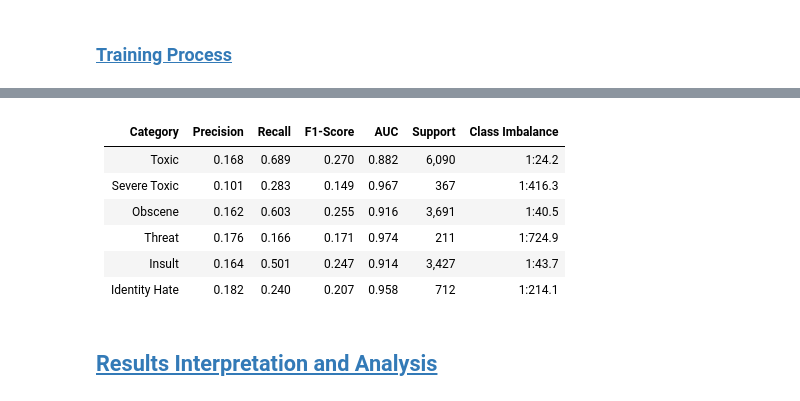
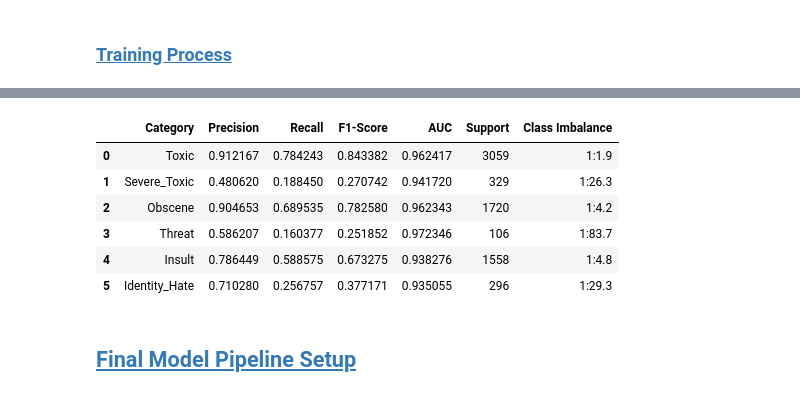
Before and after one commit to Lucchh/Multilingual-Toxic-Comment-Classification, a Jupyter notebook: milestone4.ipynb, the cells around one changed output, grey strips where cells are left out. Saved outputs shown, nothing was run; the diff lists cells and outputs as text; code cells hidden in the pictures.

```diff
--- a/milestone4.ipynb
+++ b/milestone4.ipynb
@@ -312,16 +398,0 @@ F1 Score: 0.302
-# %%
-test_df['cleaned_text'] = test_df['comment_text'].apply(clean_text)
-X_test = vectorizer.transform(test_df['cleaned_text'])
-
-y_test = test_labels[labels]
-y_test_pred = clf.predict(X_test)
-y_test_probs = clf.predict_proba(X_test)
-
-for i, label in enumerate(labels):
-    print(f"\n {label.upper()} (Test Set) ")
-    report = classification_report(y_test[label], y_test_pred[:, i], digits=3, output_dict=True)
-    print(classification_report(y_test[label], y_test_pred[:, i], digits=3))
-    auc = roc_auc_score(y_test[label], y_test_probs[:, i])
-    f1_score_test = report['1']['f1-score']
-    print(f"AUC: {auc:.3f}")
-    print(f"F1 Score: {f1_score_test:.3f}")
@@ -346,11 +399,31 @@ F1 Score: 0.207
-# %% [markdown]
-| Category      | Precision | Recall | F1-Score | AUC   | Support | Class Imbalance |
-|--------------|-----------|--------|----------|-------|---------|-----------------|
-| Toxic        | 0.168     | 0.689  | 0.270    | 0.882 | 6,090   | 1:24.2         |
-| Severe Toxic | 0.101     | 0.283  | 0.149    | 0.967 | 367     | 1:416.3        |
-| Obscene      | 0.162     | 0.603  | 0.255    | 0.916 | 3,691   | 1:40.5         |
-| Threat       | 0.176     | 0.166  | 0.171    | 0.974 | 211     | 1:724.9        |
-| Insult       | 0.164     | 0.501  | 0.247    | 0.914 | 3,427   | 1:43.7         |
-| Identity Hate| 0.182     | 0.240  | 0.207    | 0.958 | 712     | 1:214.1        |
+# %%
+rows = []
+for i, label in enumerate(labels):
+    y_true = y_val[label].astype(int)
+    y_pred_i = y_val_pred[:, i]
+    y_prob_i = y_val_probs[:, i]
+
+    precision = precision_score(y_true, y_pred_i)
+    recall = recall_score(y_true, y_pred_i)
+    f1 = f1_score(y_true, y_pred_i)
+    auc = roc_auc_score(y_true, y_prob_i)
+    support = y_true.sum()
+    neg = (1 - y_true).sum()
+    imbalance_ratio = f"1:{(neg / support):.1f}" if support > 0 else "N/A"
+
+    rows.append([label.title(), precision, recall, f1, auc, int(support), imbalance_ratio])
+metrics_df = pd.DataFrame(rows, columns=[
+    "Category", "Precision", "Recall", "F1-Score", "AUC", "Support", "Class Imbalance"
+])
+import IPython.display as display
+display.display(metrics_df)
+# %% [output]
+|  | Category | Precision | Recall | F1-Score | AUC | Support | Class Imbalance |
+| 0 | Toxic | 0.912167 | 0.784243 | 0.843382 | 0.962417 | 3059 | 1:1.9 |
+| 1 | Severe_Toxic | 0.480620 | 0.188450 | 0.270742 | 0.941720 | 329 | 1:26.3 |
+| 2 | Obscene | 0.904653 | 0.689535 | 0.782580 | 0.962343 | 1720 | 1:4.2 |
+| 3 | Threat | 0.586207 | 0.160377 | 0.251852 | 0.972346 | 106 | 1:83.7 |
+| 4 | Insult | 0.786449 | 0.588575 | 0.673275 | 0.938276 | 1558 | 1:4.8 |
+| 5 | Identity_Hate | 0.710280 | 0.256757 | 0.377171 | 0.935055 | 296 | 1:29.3 |
 # %% [markdown]
-## <a id='toc1_4_'></a>[Results Interpretation and Analysis](#toc0_)
+## <a id='toc1_4_'></a>[Final Model Pipeline Setup](#toc0_)
```
Also changed, not shown: parts of 34 cells of this notebook.
